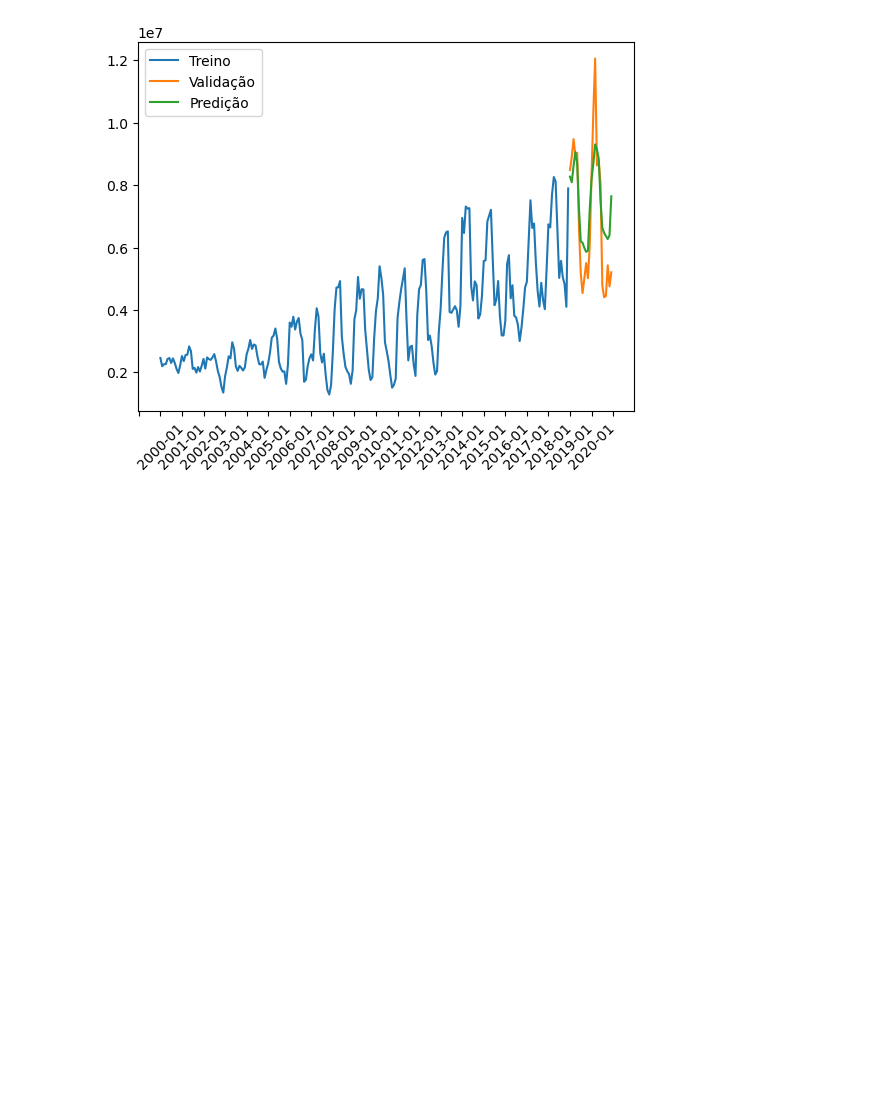
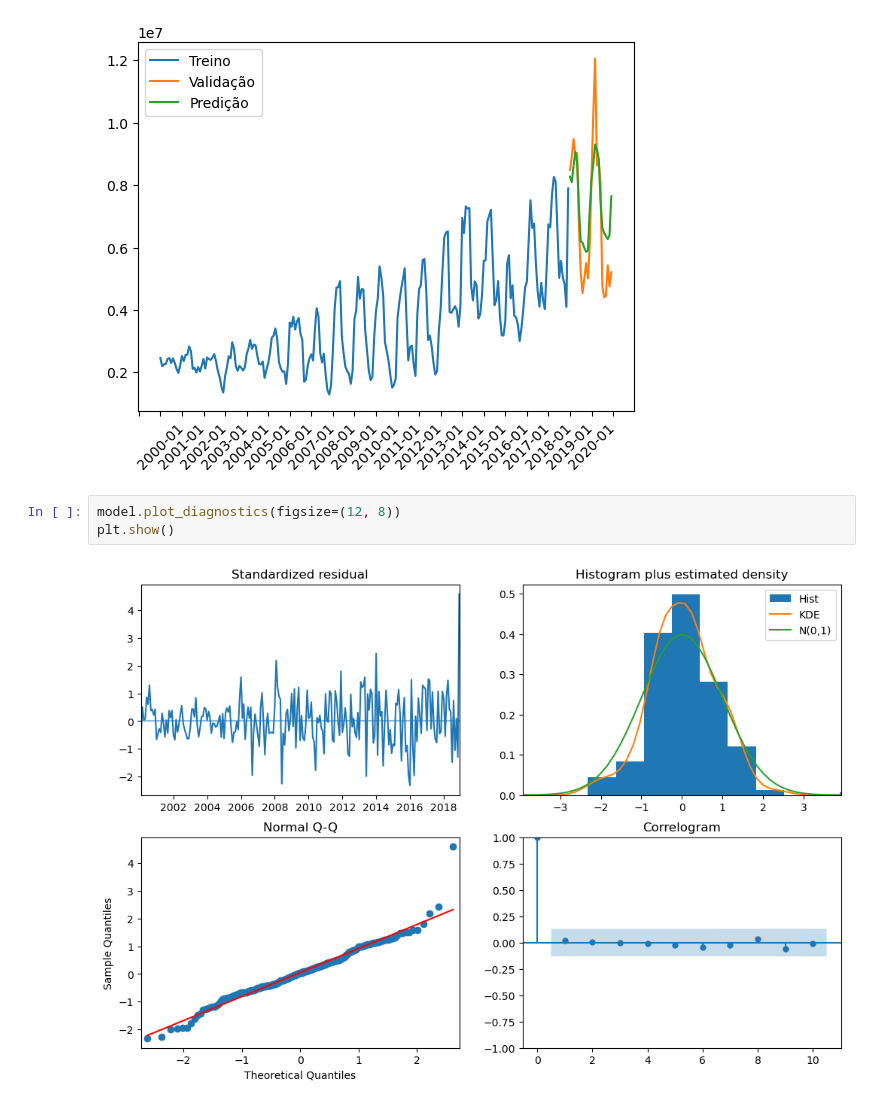
Before and after one commit to ppbgarcia/bootcamp20241, a Jupyter notebook: eda.ipynb, the cells around one changed output. Saved outputs shown, nothing was run; the diff lists cells and outputs as text; blank space fills up the shorter version.

```diff
--- a/eda.ipynb
+++ b/eda.ipynb
@@ -139,3 +137,8 @@ plt.xticks(rotation = 45)
 plt.show()
 # %% [output]
 [figure]
+# %%
+model.plot_diagnostics(figsize=(12, 8))
+plt.show()
+# %% [output]
+[figure, added]
```
Also changed, not shown: parts of 2 cells of this notebook.
